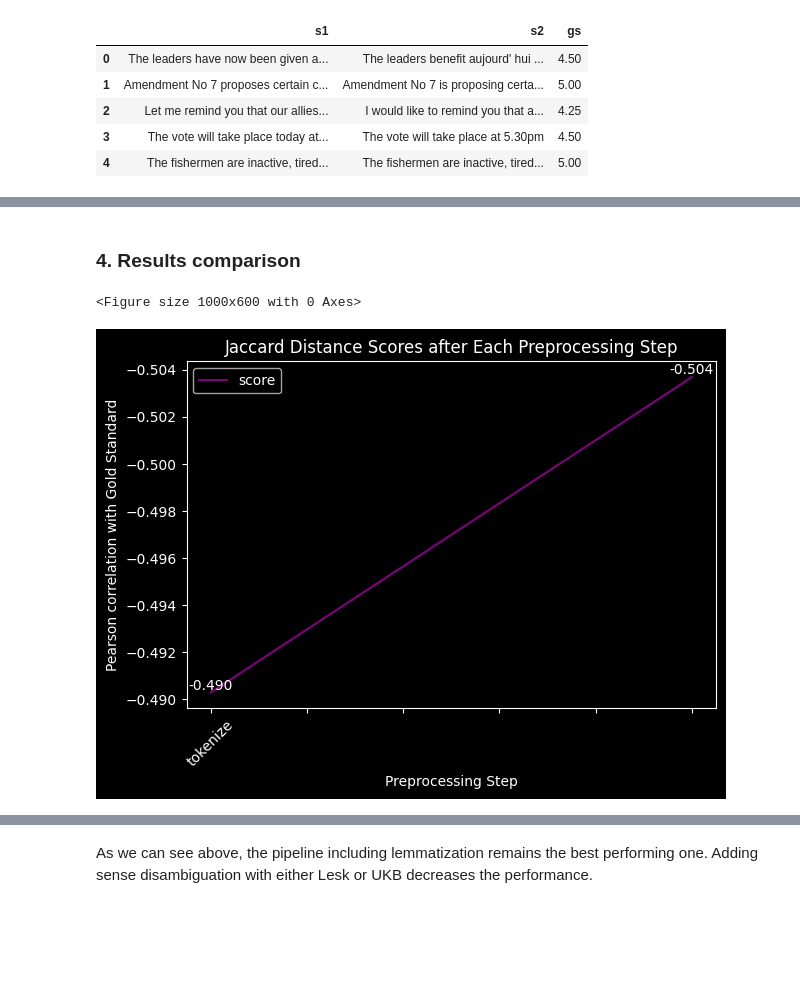
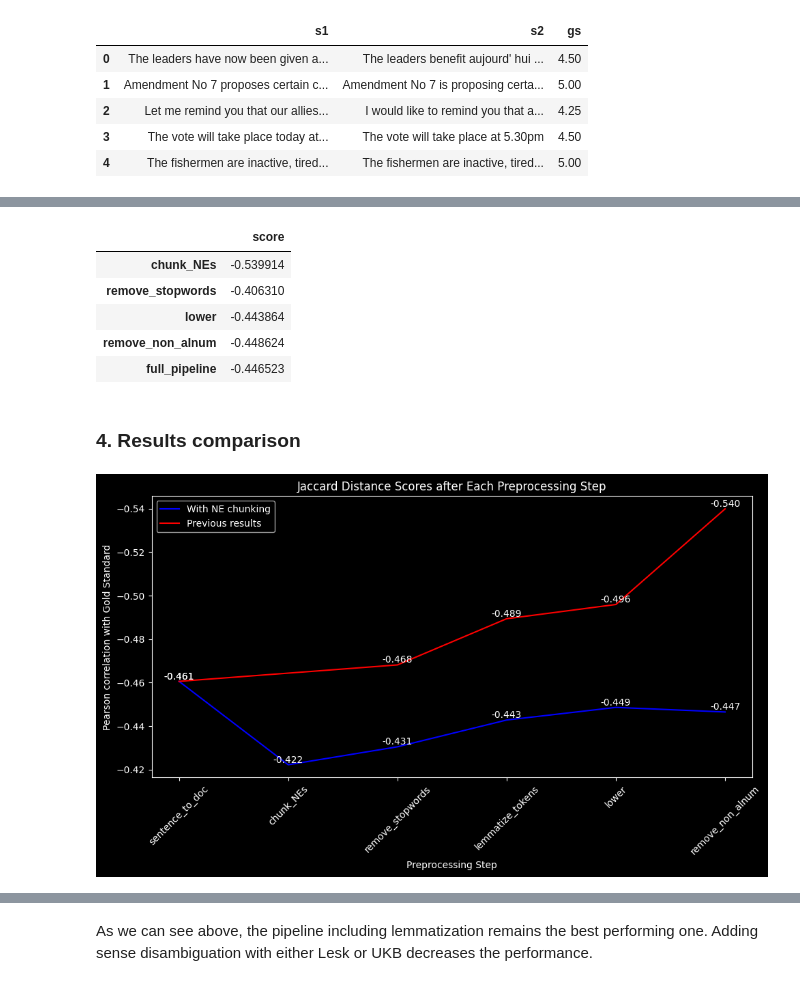
Before and after one commit to ZachParent/mai-intro-to-human-language-technologies, a Jupyter notebook: lab7/lab7.ipynb, the cells around one changed output, grey strips where cells are left out. Saved outputs shown, nothing was run; the diff lists cells and outputs as text; code cells hidden in the pictures; blank space fills up the shorter version.

Commit message:
add plots

```diff
--- a/lab7/lab7.ipynb
+++ b/lab7/lab7.ipynb
@@ -130,7 +114,7 @@ def apply_steps_to_sentence(sentence, steps):
         sentence = steps[i](sentence)
         yield sentence
 
-def apply_steps(s1_values, s2_values, steps):
+def apply_steps_and_score(s1_values, s2_values, steps):
     for i in range(len(steps)):
         s1_values = s1_values.apply(steps[i])
         s2_values = s2_values.apply(steps[i])
@@ -186,5 +131,5 @@ def prepend_nltk_NEs(tokens):
 # %%
-def substitute_spacy_NEs(doc):
+def chunk_NEs(doc):
     with doc.retokenize() as retokenizer:
         tokens = [token for token in doc]
         for ent in doc.ents:
@@ -216,0 +142,18 @@ substitute_spacy_NEs(s1_tokens.iloc[18])
+# %%
+steps = [
+    sentence_to_doc,
+    remove_stopwords,
+    lemmatize_tokens,
+    lower,
+    remove_non_alnum
+]
+
+previous_results = pd.DataFrame(
+    { 'score':
+        list(apply_steps_and_score(dt["s1"], dt["s2"], steps)),
+        's1[0]': apply_steps_to_sentence(dt["s1"].iloc[0], steps),
+        's2[0]': apply_steps_to_sentence(dt["s2"].iloc[0], steps),
+    },
+    index=[step.__name__ for step in steps]
+)
+previous_results
@@ -217,15 +169,19 @@ substitute_spacy_NEs(s1_tokens.iloc[18])
 # %%
 steps = [
     sentence_to_doc,
-    substitute_spacy_NEs,
+    chunk_NEs,
+    remove_stopwords,
     lemmatize_tokens,
     lower,
     remove_non_alnum
 ]
 results = pd.DataFrame(
-    list(apply_steps(dt["s1"], dt["s2"], steps)),
-    columns=["score"],
+    { 'score':
+        list(apply_steps_and_score(dt["s1"], dt["s2"], steps)),
+        's1[0]': apply_steps_to_sentence(dt["s1"].iloc[0], steps),
+        's2[0]': apply_steps_to_sentence(dt["s2"].iloc[0], steps),
+    },
     index=[step.__name__ for step in steps]
 )
-results.head()
+results
 # %% [output]
@@ -254,19 +228,33 @@ results.head()
+# %%
+leave_one_out_results.loc["full_pipeline"] = results.loc[:,"score"][-1]
+
+leave_one_out_results = leave_one_out_results
+leave_one_out_results
+# %% [output]
+|  | score |
+| chunk_NEs | -0.539914 |
+| remove_stopwords | -0.406310 |
+| lower | -0.443864 |
+| remove_non_alnum | -0.448624 |
+| full_pipeline | -0.446523 |
 # %% [markdown]
 ### 4. Results comparison
 # %%
 plt.figure(figsize=(10, 6))
-results.T.plot(kind="line", color=["purple"])
+plt.plot(results['score'], color="blue", label="With NE chunking")
+plt.plot(previous_results['score'], color="red", label="Previous results")
 plt.title("Jaccard Distance Scores after Each Preprocessing Step")
 plt.xlabel("Preprocessing Step")
 plt.ylabel("Pearson correlation with Gold Standard")
 plt.xticks(rotation=45)
 plt.gca().invert_yaxis()  # Invert the y-axis
 plt.tight_layout()
-
+plt.legend()
 # Annotate chart values
-for i, v in enumerate(results.values[0]):
+for i, v in enumerate(results["score"].values):
     plt.text(i, v, f"{v:.3f}", ha="center", va="bottom", color="white")
+for i, v in enumerate(previous_results["score"].values):
+    plt.text(i + 1 if i > 0 else i, v, f"{v:.3f}", ha="center", va="bottom", color="white")
 plt.show()
 # %% [output]
-<Figure size 1000x600 with 0 Axes>
-[figure, old version]
+[figure, new version]
```
Also changed, not shown: parts of 23 cells of this notebook.
